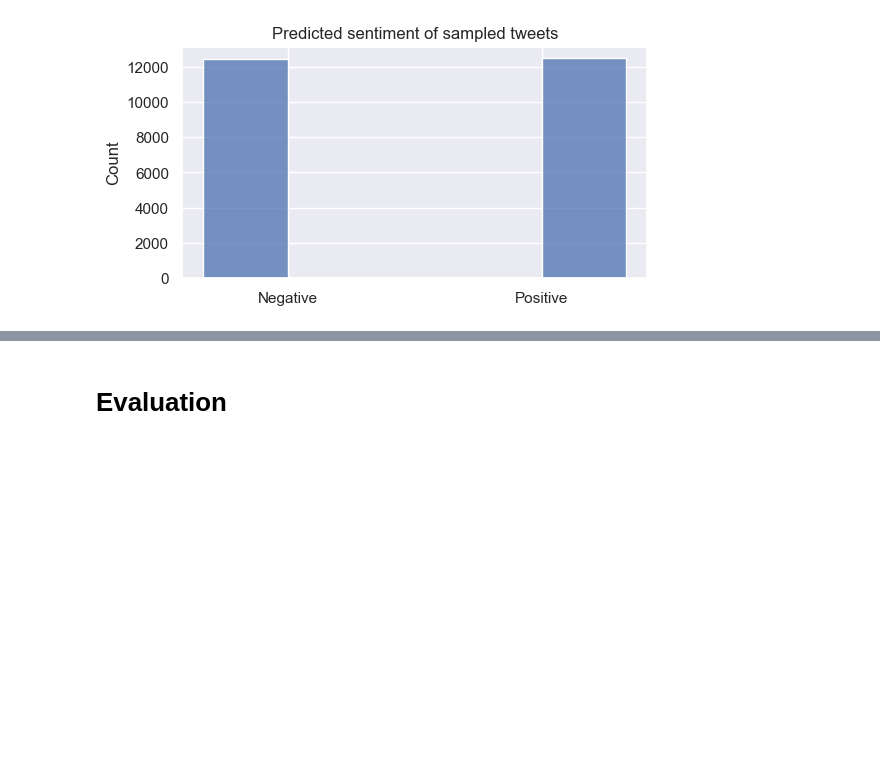
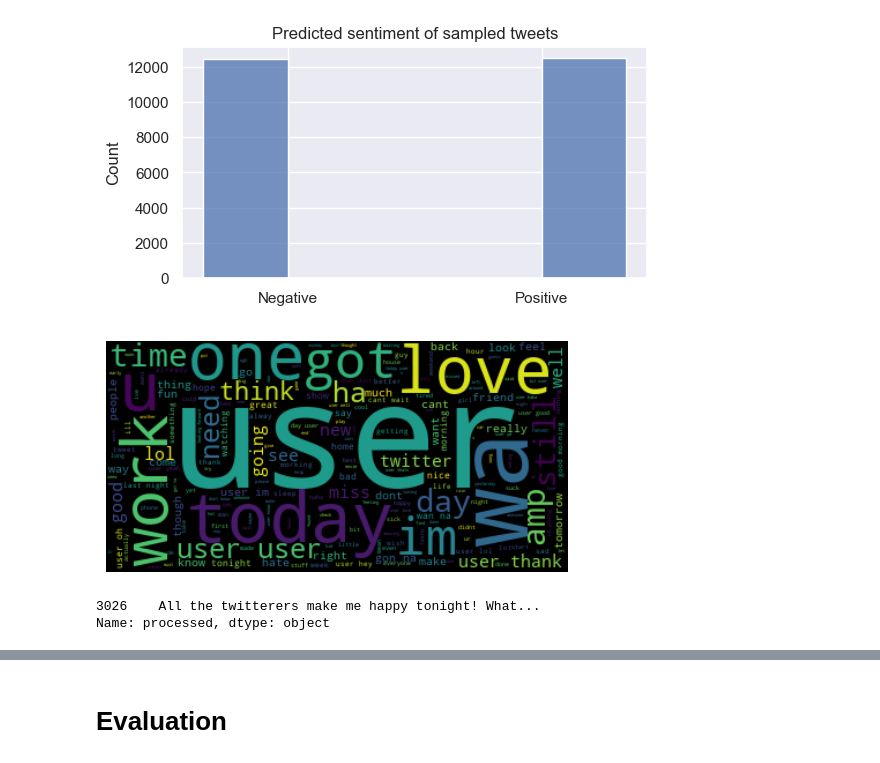
Before and after one commit to Donny-ai/NLP-Twitter-Sentiment-Analysis-2, a Jupyter notebook: sentiment-challenge.ipynb, the cells around one changed output, grey strips where cells are left out. Cells and saved outputs as stored; diff of their text form; code cells hidden in the pictures; blank space fills up the shorter version.

```diff
--- a/sentiment-challenge.ipynb
+++ b/sentiment-challenge.ipynb
@@ -278,3 +285,37 @@ plt.savefig('hist_y_pred.png')
 plt.show()
 # %% [output]
 [figure]
+# %%
+# Defining text processing function for word cloud
+def process_text(doc):
+    sw = set(stopwords.words('english'))
+    regex = re.compile("[^a-zA-Z ]")
+    re_clean = regex.sub('', doc)
+    words = word_tokenize(re_clean)
+    lem = [lemmatizer.lemmatize(word) for word in words]
+    output = [word.lower() for word in lem if word.lower() not in sw]
+    return ' '.join(output)
+lemmatizer = WordNetLemmatizer()
+# %%
+# Processing text
+strings = X.processed
+big_string = ' '.join(strings)
+input_text = process_text(big_string)
+
+# Word cloud plot
+wc = WordCloud().generate(input_text)
+plt.imshow(wc, interpolation='bilinear')
+plt.axis('off')
+plt.savefig('cloud_all.png')
+plt.show()
+# %% [output]
+[figure, added]
+# %%
+# Now for a word cloud from only tweets about twitter, reselecting 'twitter' rows from X to use both X_train and X_test
+twit_X = X[X['processed'].str.contains('twitter', case=False, na=False)]
+twit_X.reset_index(drop=True, inplace=True)
+twit_X = twit_X.processed
+twit_X.tail(1)
+# %% [output]
+3026    All the twitterers make me happy tonight! What...
+Name: processed, dtype: object
```
Also changed, not shown: parts of 11 cells of this notebook, 3 other files.
